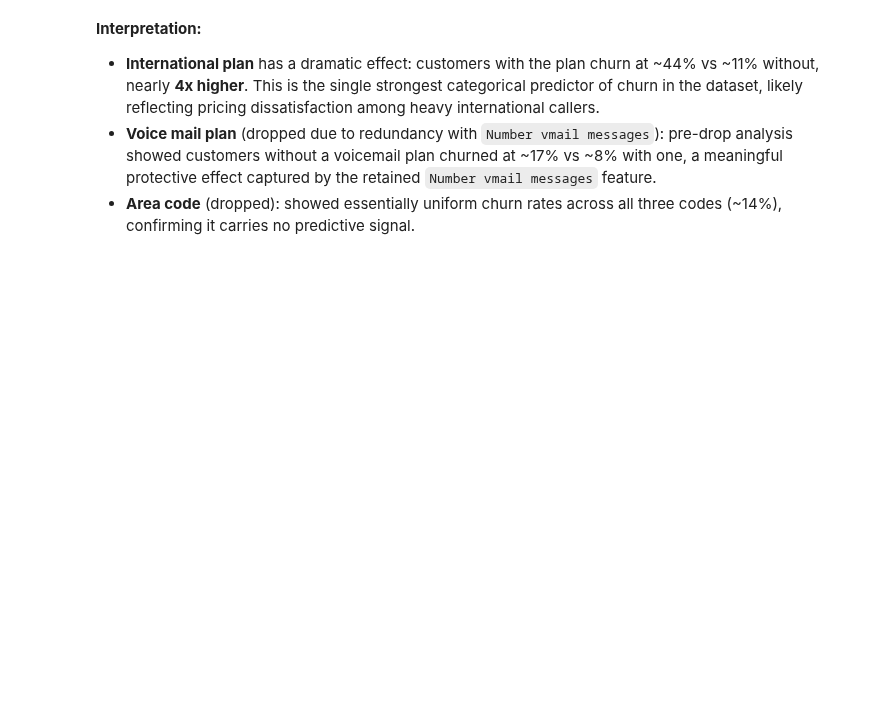
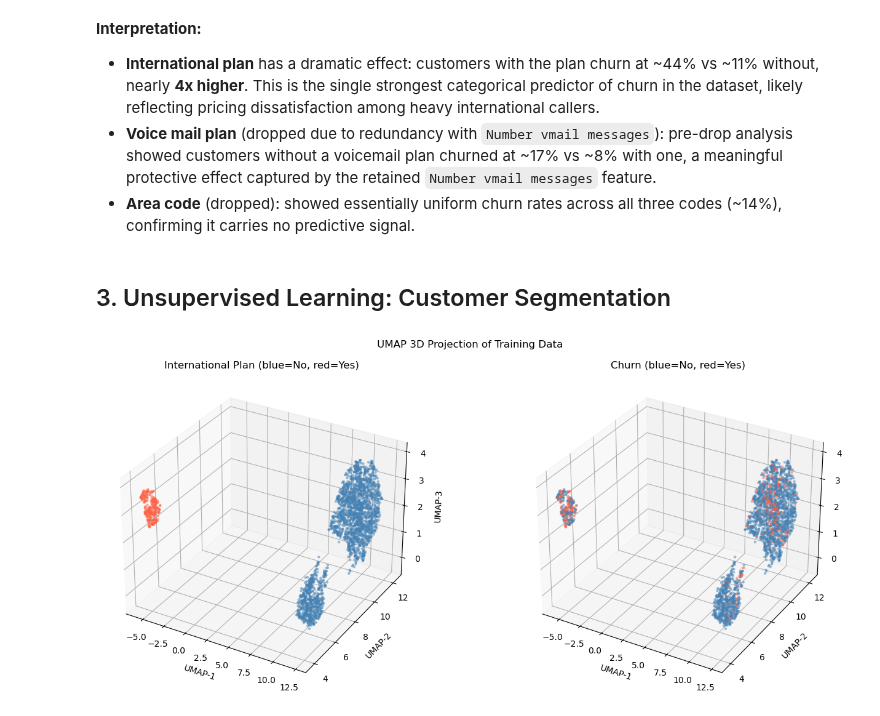
Before and after one commit to euph00/kddm_proj, a Jupyter notebook: project.ipynb, the cells around one changed output. Saved outputs shown, nothing was run; the diff lists cells and outputs as text; code cells hidden in the pictures; blank space fills up the shorter version.

```diff
--- a/project.ipynb
+++ b/project.ipynb
@@ -330,3 +330,5 @@ plt.show()
 - **International plan** has a dramatic effect: customers with the plan churn at ~44% vs ~11% without, nearly **4x higher**. This is the single strongest categorical predictor of churn in the dataset, likely reflecting pricing dissatisfaction among heavy international callers.
 - **Voice mail plan** (dropped due to redundancy with `Number vmail messages`): pre-drop analysis showed customers without a voicemail plan churned at ~17% vs ~8% with one, a meaningful protective effect captured by the retained `Number vmail messages` feature.
 - **Area code** (dropped): showed essentially uniform churn rates across all three codes (~14%), confirming it carries no predictive signal.
+# %% [markdown]
+## 3. Unsupervised Learning: Customer Segmentation
@@ -332,0 +341,29 @@ plt.show()
+# %%
+X = train_scaled[num_cols].values
+
+reducer_3d = UMAP(n_components=3, random_state=42, n_neighbors=15, min_dist=0.1)
+X_umap = reducer_3d.fit_transform(X)
+
+fig = plt.figure(figsize=(14, 6))
+
+ax1 = fig.add_subplot(121, projection='3d')
+colors = ['steelblue' if v == 0 else 'tomato' for v in train['International plan'].values]
+ax1.scatter(X_umap[:, 0], X_umap[:, 1], X_umap[:, 2], c=colors, alpha=0.4, s=5)
+ax1.set_title('International Plan (blue=No, red=Yes)')
+ax1.set_xlabel('UMAP-1')
+ax1.set_ylabel('UMAP-2')
+ax1.set_zlabel('UMAP-3')
+
+ax2 = fig.add_subplot(122, projection='3d')
+colors = ['steelblue' if v == 0 else 'tomato' for v in train['Churn'].values]
+ax2.scatter(X_umap[:, 0], X_umap[:, 1], X_umap[:, 2], c=colors, alpha=0.4, s=5)
+ax2.set_title('Churn (blue=No, red=Yes)')
+ax2.set_xlabel('UMAP-1')
+ax2.set_ylabel('UMAP-2')
+ax2.set_zlabel('UMAP-3')
+
+plt.suptitle('UMAP 3D Projection of Training Data')
+plt.tight_layout()
+plt.show()
+# %% [output]
+[figure, added]
```
Also changed, not shown: parts of 12 cells of this notebook.
